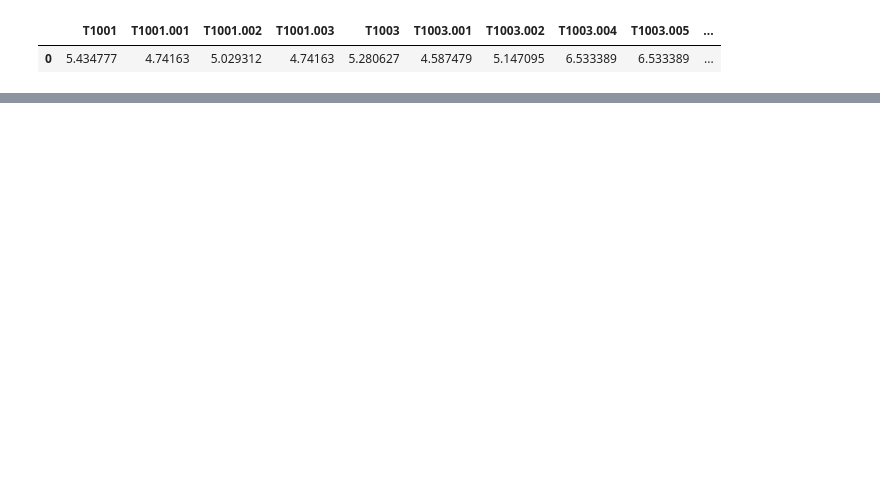
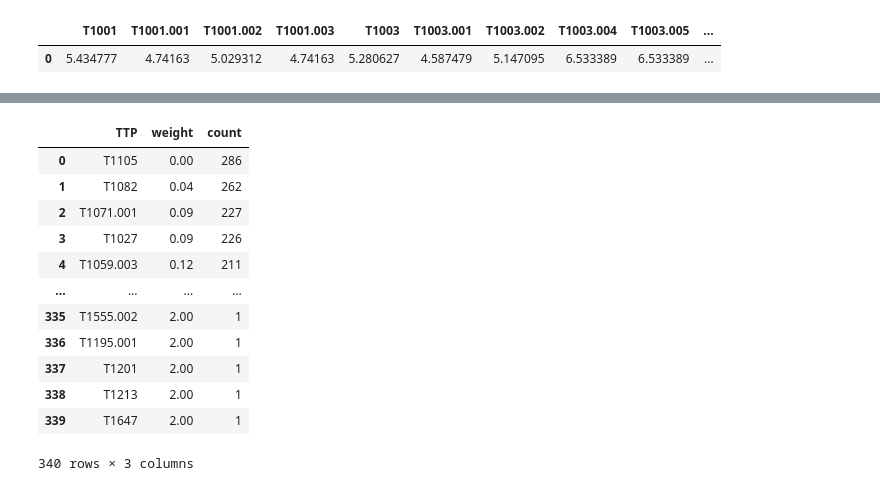
Before and after one commit to TYiSheng98/TTP-Weightage, a Jupyter notebook: idf.ipynb, the cells around one changed output, grey strips where cells are left out. Drawn from its saved outputs; the diff is of its cells as text; code cells hidden in the pictures; blank space fills up the shorter version.

```diff
--- a/idf.ipynb
+++ b/idf.ipynb
@@ -74,3 +36,12 @@ from sklearn.feature_extraction.text import TfidfVectorizer
 #     "I would enjoy a walk in the park",
 #     "I was reading in the library"
 # ]
+# %%
+# src:https://github.com/kavgan/nlp-in-practice/blob/master/tf-idf/Keyword%20Extraction%20with%20TF-IDF%20and%20SKlearn.ipynb
+from sklearn.feature_extraction.text import CountVectorizer
+#instantiate CountVectorizer()
+cv=CountVectorizer(analyzer=lambda d: d.split(' '))
+word_count_vector=cv.fit_transform(ttp_list_corpus)
+#freq_count of all ttps
+freq_count_dict = dict(zip(cv.get_feature_names(),word_count_vector.toarray().sum(axis=0)))
+freq_count_dict
@@ -115,3 +151,31 @@ df_idf.reset_index(drop=True)
+# %%
+# Using The min-max feature scaling
+# copy the data
+df_min_max_scaled = df_idf.copy().T
+dataf=round(((df_min_max_scaled-df_min_max_scaled.min())/(df_min_max_scaled.max()-df_min_max_scaled.min()))*2,2)
+dataf.index.name="TTP"
+dataf['count'] = pd.Series(freq_count_dict)
+dataf.reset_index(inplace=True)
+dataf = dataf.rename(columns = {'index':'TTP'})
+
+dataf.columns=['TTP','weight','count']
+
+dataf
+# dataf.to_csv('idf.csv',index=False,header=True)
+# %% [output]
+|  | TTP | weight | count |
+| 0 | T1105 | 0.00 | 286 |
+| 1 | T1082 | 0.04 | 262 |
+| 2 | T1071.001 | 0.09 | 227 |
+| 3 | T1027 | 0.09 | 226 |
+| 4 | T1059.003 | 0.12 | 211 |
+| ... | ... | ... | ... |
+| 335 | T1555.002 | 2.00 | 1 |
+| 336 | T1195.001 | 2.00 | 1 |
+| 337 | T1201 | 2.00 | 1 |
+| 338 | T1213 | 2.00 | 1 |
+| 339 | T1647 | 2.00 | 1 |
+340 rows × 3 columns
 # %%
 tfidf = TfidfVectorizer(analyzer=lambda d: d.split(', ')).fit(ttp_list_corpus)
 tfidf.get_feature_names()
```
Also changed, not shown: parts of 7 cells of this notebook, 2 other files.
